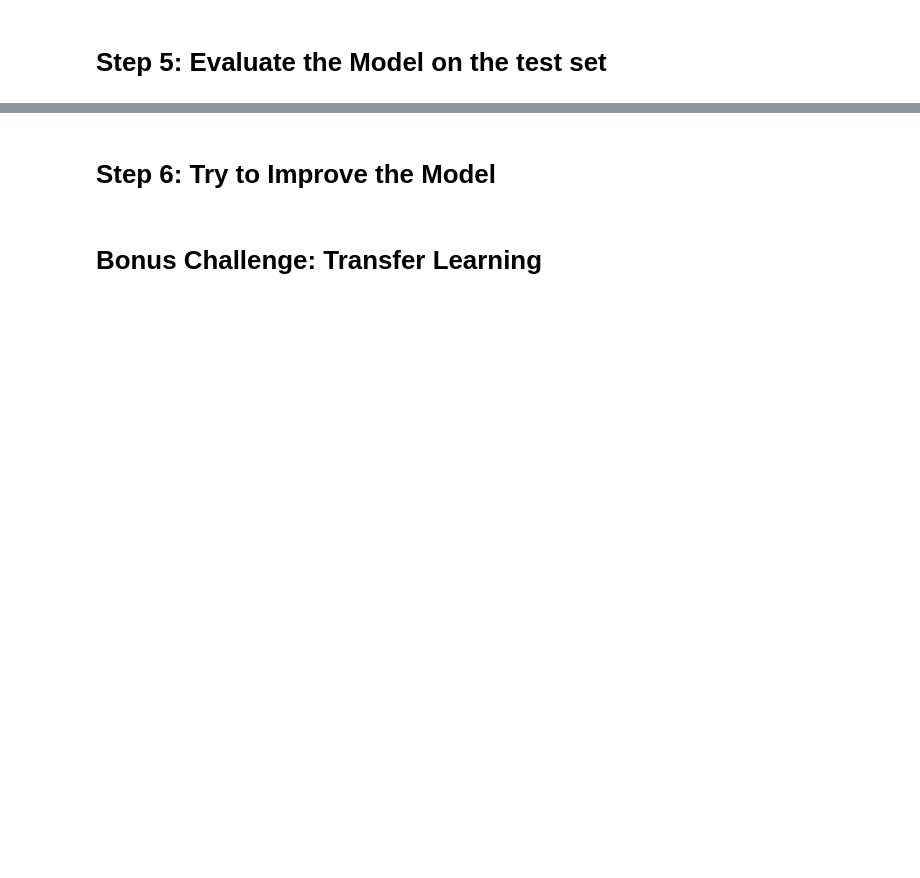
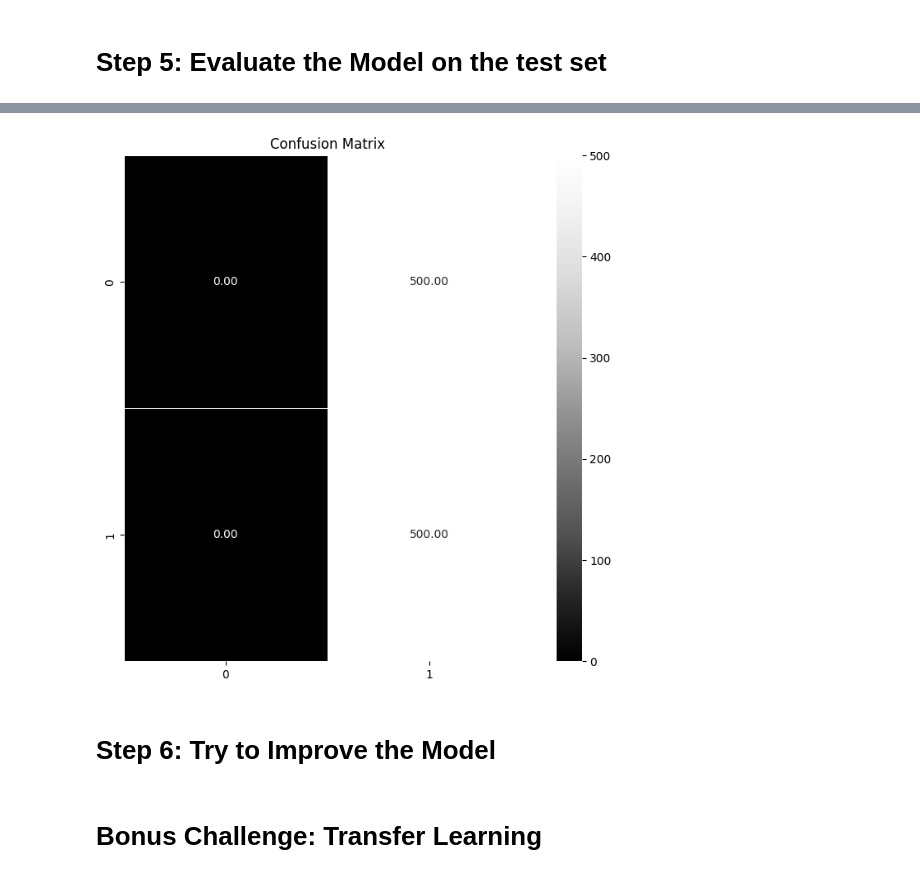
Before and after one commit to AlexisLaf/SimpleCNN_Classifier, a Jupyter notebook: CNN Alexis.ipynb, the cells around one changed output, grey strips where cells are left out. Cells and saved outputs as stored; diff of their text form; code cells hidden in the pictures; blank space fills up the shorter version.

Commit message:
confusion matrix
With this we can now use every metric function from sklearn!

```diff
--- a/CNN Alexis.ipynb
+++ b/CNN Alexis.ipynb
@@ -128,6 +129,6 @@ Model: "sequential_4"
 # %%
 model.fit(
     train,
-    epochs=8,
+    epochs=2,
 )
 # %% [output]
@@ -154,6 +147,0 @@ Detected at node compile_loss/mse/sub defined at (most recent call last):
-# %%
-#print(model.predict(validation))
-for image, labels in validation.take(1):
-    print(label_transform(labels))
-    accuracy = accuracy_score(label_transform(labels) , model.predict(image))
-    print("Accuracy on data = {:.2f}%".format(100 * accuracy))
@@ -163,0 +148,3 @@ ValueError: Classification metrics can't handle a mix of multilabel-indicator an
+# %%
+predictions = model.predict(validation)
+print(predictions)
@@ -163,0 +160,4 @@ ValueError: Classification metrics can't handle a mix of multilabel-indicator an
+# %%
+def to_labels(predictions):
+    labels = [0 if pred.argmax() else 1 for pred in predictions]
+    return labels
@@ -164,3 +177,14 @@ ValueError: Classification metrics can't handle a mix of multilabel-indicator an
+# %%
+label = []
+for images, labels in validation:
+    label.append(labels[0])
+confusionmatrix = confusion_matrix(label, to_labels(predictions))
+plt.figure(figsize=(8,8))
+sns.heatmap(confusionmatrix, annot=True, cmap="Greys_r", fmt=".2f", linewidths=0.5)
+plt.title("Confusion Matrix")
+plt.show()
+# %% [output]
+[figure, added]
 # %% [markdown]
 # Step 6: Try to Improve the Model
 # %% [markdown]
```
Also changed, not shown: parts of 11 cells of this notebook.
